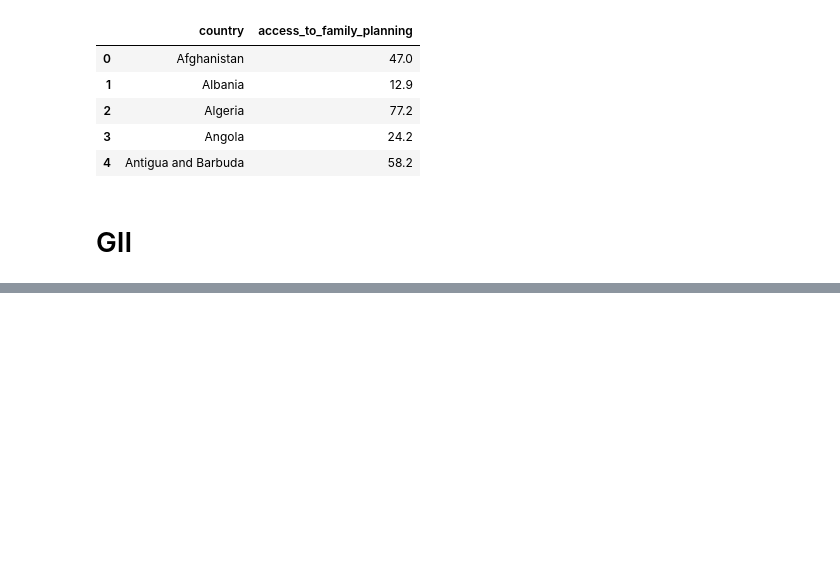
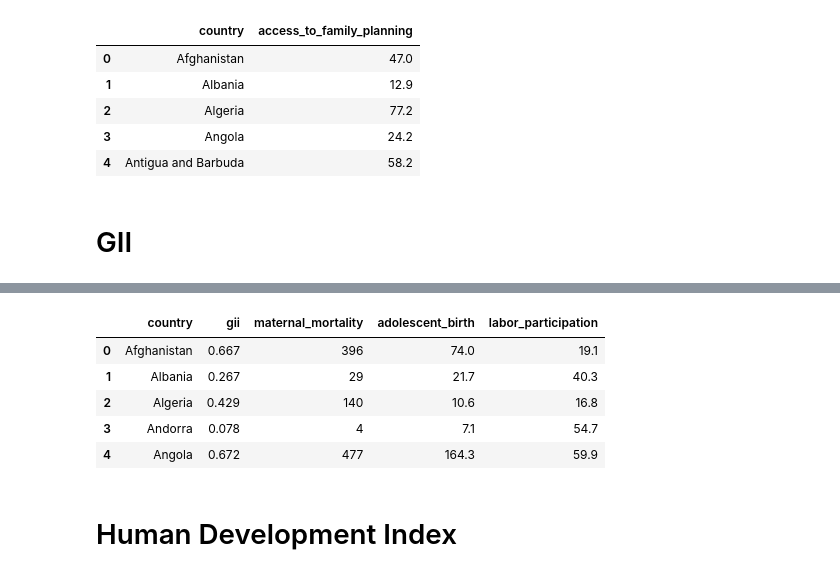
Before and after one commit to AnaMakarevich/suicide_rates_factors, a Jupyter notebook: Data Cleaning.ipynb, the cells around one changed output, grey strips where cells are left out. Saved outputs shown, nothing was run; the diff lists cells and outputs as text; code cells hidden in the pictures; blank space fills up the shorter version.

```diff
--- a/Data Cleaning.ipynb
+++ b/Data Cleaning.ipynb
@@ -219,0 +201,15 @@ gii
+# %%
+gii_selection = gii.iloc[:,[0,1,3,4,5]]
+# %%
+gii_selection.columns = ['country','gii','maternal_mortality','adolescent_birth','labor_participation']
+# %%
+gii_selection.head()
+# %% [output]
+|  | country | gii | maternal_mortality | adolescent_birth | labor_participation |
+| 0 | Afghanistan | 0.667 | 396 | 74.0 | 19.1 |
+| 1 | Albania | 0.267 | 29 | 21.7 | 40.3 |
+| 2 | Algeria | 0.429 | 140 | 10.6 | 16.8 |
+| 3 | Andorra | 0.078 | 4 | 7.1 | 54.7 |
+| 4 | Angola | 0.672 | 477 | 164.3 | 59.9 |
+# %% [markdown]
+# Human Development Index
```
Also changed, not shown: parts of 43 cells of this notebook, 22 other files.
